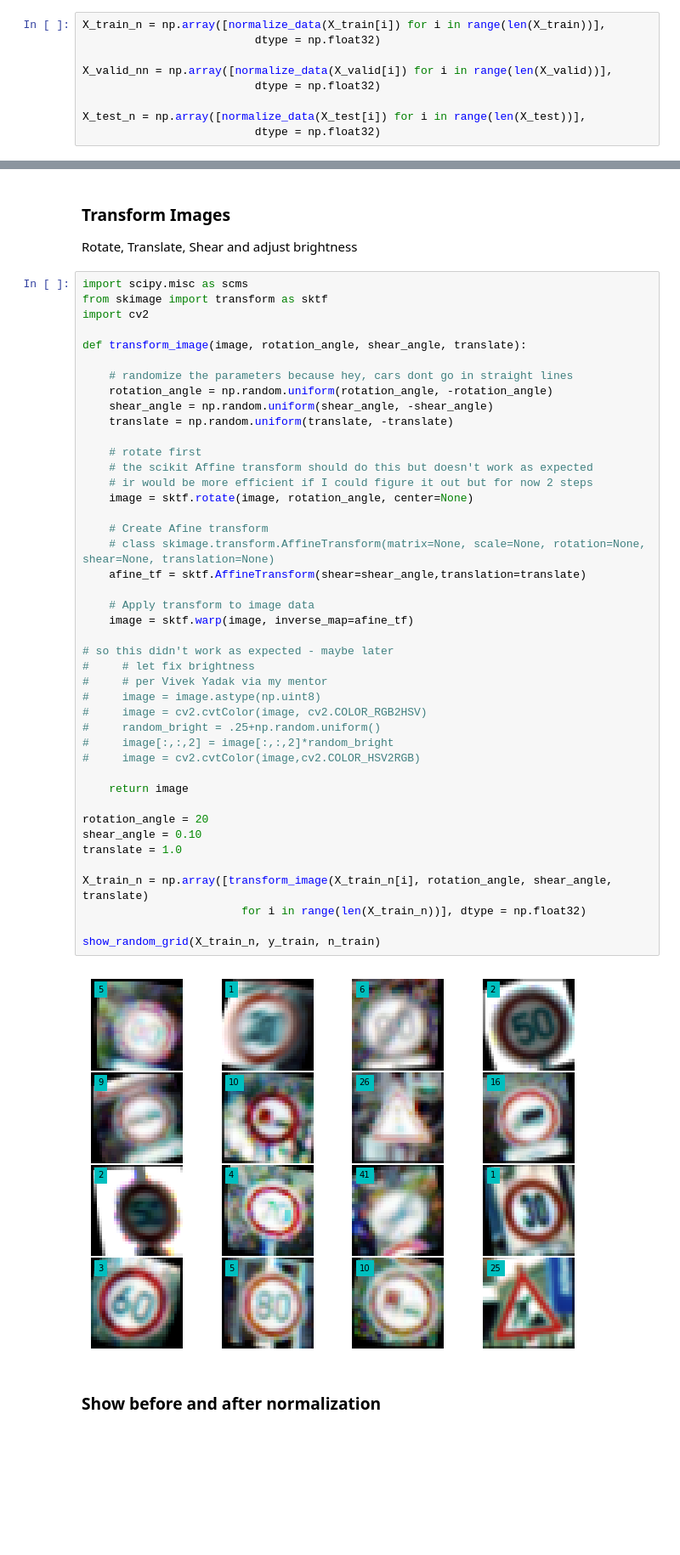
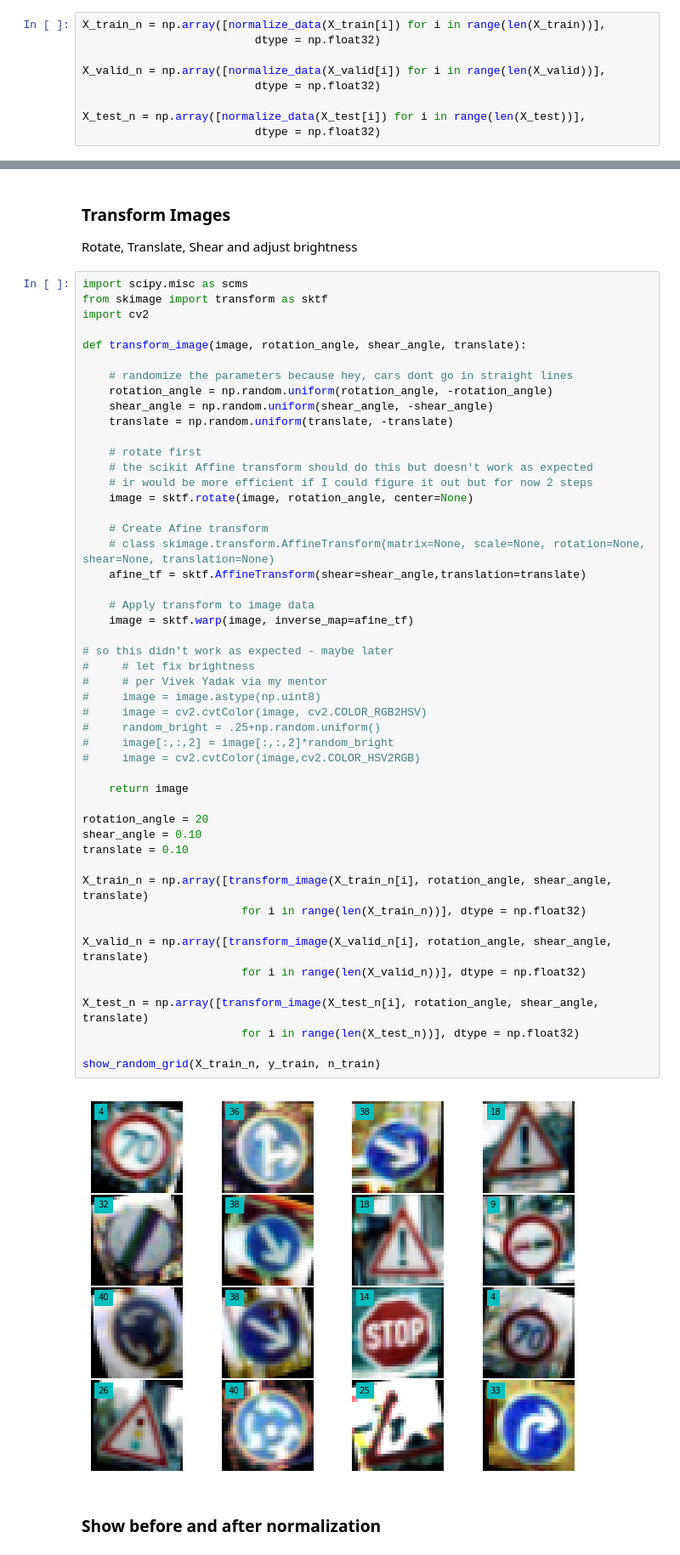
Before and after one commit to tpak/CarND-Traffic-Sign-Classifier-Project, a Jupyter notebook: Traffic_Sign_Classifier.ipynb, the cells around one changed output, grey strips where cells are left out. Shown at 85% size. Cells and saved outputs as stored; diff of their text form; blank space fills up the shorter version.

```diff
--- a/Traffic_Sign_Classifier.ipynb
+++ b/Traffic_Sign_Classifier.ipynb
@@ -252,7 +252,7 @@ def normalize_data(image):
 X_train_n = np.array([normalize_data(X_train[i]) for i in range(len(X_train))],
                           dtype = np.float32)
 
-X_valid_nn = np.array([normalize_data(X_valid[i]) for i in range(len(X_valid))],
+X_valid_n = np.array([normalize_data(X_valid[i]) for i in range(len(X_valid))],
                           dtype = np.float32)
 
 X_test_n = np.array([normalize_data(X_test[i]) for i in range(len(X_test))],
@@ -292,34 +292,40 @@ def transform_image(image, rotation_angle, shear_angle, translate):
     # the scikit Affine transform should do this but doesn't work as expected
     # ir would be more efficient if I could figure it out but for now 2 steps
     image = sktf.rotate(image, rotation_angle, center=None)
 
     # Create Afine transform
     # class skimage.transform.AffineTransform(matrix=None, scale=None, rotation=None, shear=None, translation=None)
     afine_tf = sktf.AffineTransform(shear=shear_angle,translation=translate)
 
     # Apply transform to image data
     image = sktf.warp(image, inverse_map=afine_tf)
 
 # so this didn't work as expected - maybe later
 #     # let fix brightness
 #     # per Vivek Yadak via my mentor
 #     image = image.astype(np.uint8)
 #     image = cv2.cvtColor(image, cv2.COLOR_RGB2HSV)
 #     random_bright = .25+np.random.uniform()
 #     image[:,:,2] = image[:,:,2]*random_bright
 #     image = cv2.cvtColor(image,cv2.COLOR_HSV2RGB)
 
     return image
 
 rotation_angle = 20
 shear_angle = 0.10
-translate = 1.0
+translate = 0.10
 
 X_train_n = np.array([transform_image(X_train_n[i], rotation_angle, shear_angle, translate)
                         for i in range(len(X_train_n))], dtype = np.float32)
 
+X_valid_n = np.array([transform_image(X_valid_n[i], rotation_angle, shear_angle, translate)
+                        for i in range(len(X_valid_n))], dtype = np.float32)
+
+X_test_n = np.array([transform_image(X_test_n[i], rotation_angle, shear_angle, translate)
+                        for i in range(len(X_test_n))], dtype = np.float32)
+
 show_random_grid(X_train_n, y_train, n_train)
 # %% [output]
-[figure, old version]
+[figure, new version]
 # %% [markdown]
 ### Show before and after normalization
```
Also changed, not shown: parts of 6 cells of this notebook.
